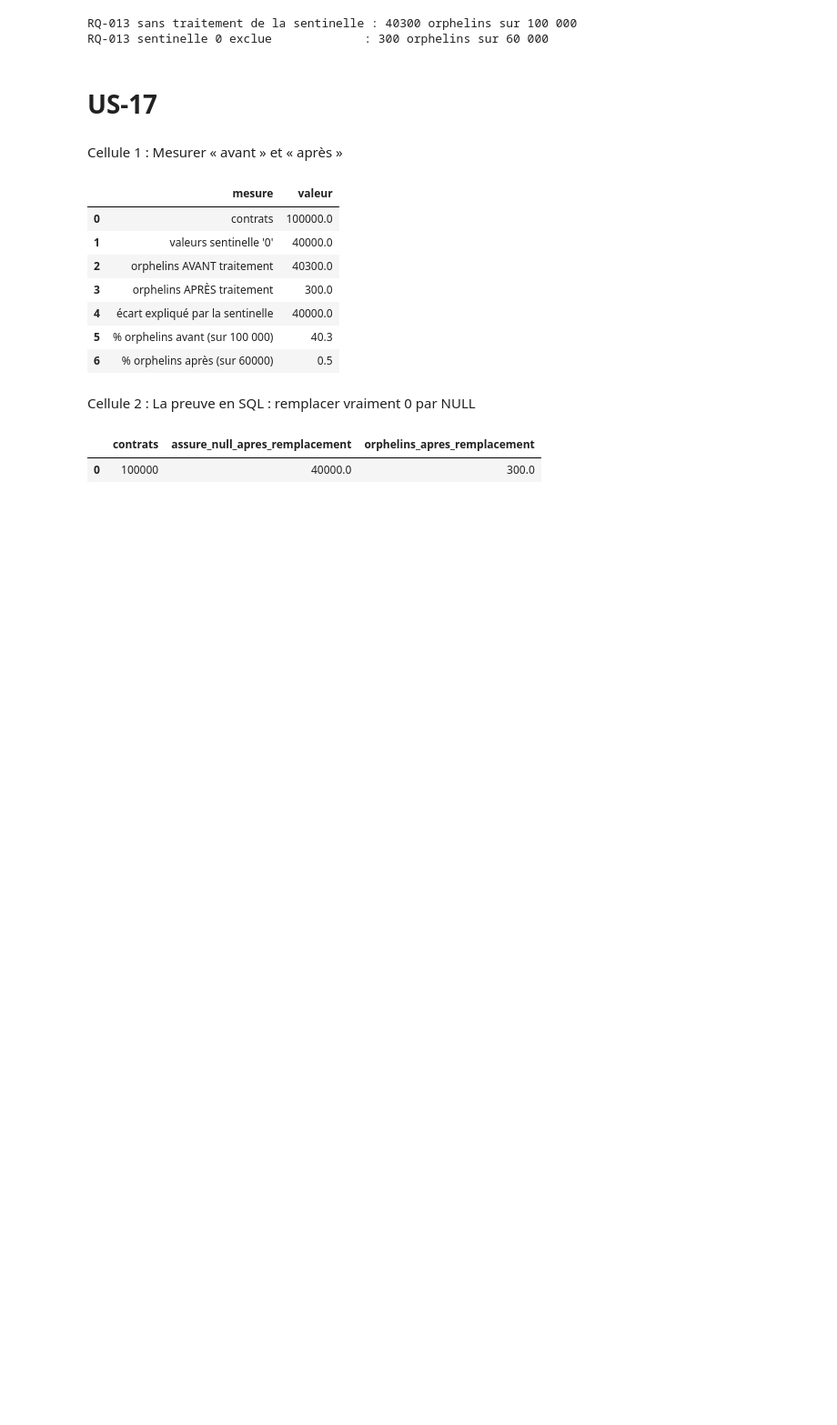
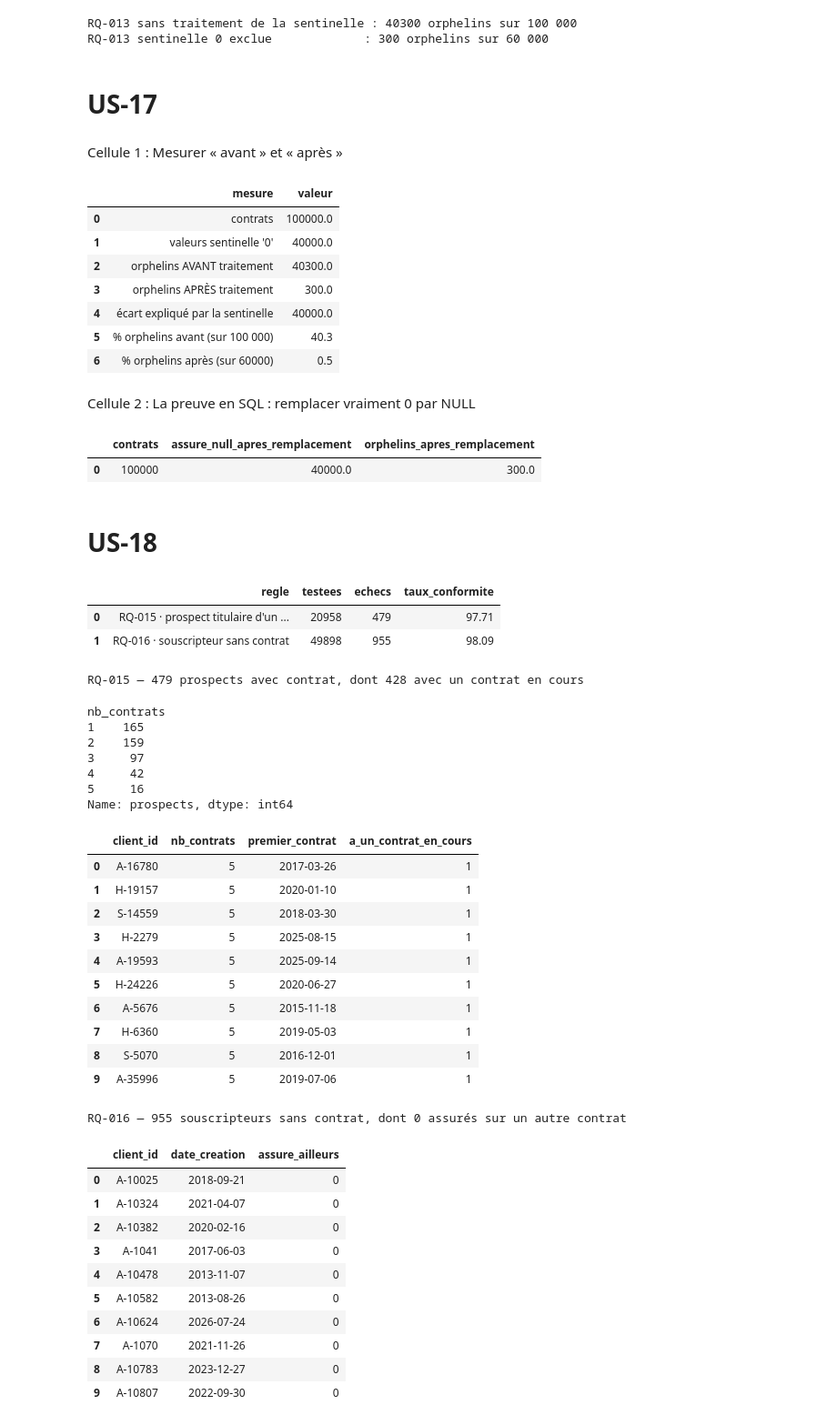
Before and after one commit to Samii05/td-qualite-g01, a Jupyter notebook: notebooks/S3_01.ipynb, the cells around one changed output. Shown at 91% size. Cells and saved outputs as stored; diff of their text form; code cells hidden in the pictures; blank space fills up the shorter version.

Commit message:
S3: statuts RQ-015/016, sinistres hors garantie RQ-017 et vue unique du client actif (US-14, US-18, US-19)
Co-authored-by: Meriem <m_benayache@estin.dz>

```diff
--- a/notebooks/S3_01.ipynb
+++ b/notebooks/S3_01.ipynb
@@ -325,3 +325,5 @@ WHERE c._batch_id = :b
 # %% [output]
 |  | contrats | assure_null_apres_remplacement | orphelins_apres_remplacement |
 | 0 | 100000 | 40000.0 | 300.0 |
+# %% [markdown]
+# **US-18**
@@ -327,0 +334,70 @@ WHERE c._batch_id = :b
+# %%
+statuts = pd.DataFrame([
+    ("RQ-015 · prospect titulaire d'un contrat",
+     total("SELECT COUNT(*) FROM bronze.crm_client WHERE _batch_id = :b AND type_personne = 'prospect'"), valeur("RQ-015")),
+    ("RQ-016 · souscripteur sans contrat",
+     total("SELECT COUNT(*) FROM bronze.crm_client WHERE _batch_id = :b AND type_personne = 'souscripteur'"), valeur("RQ-016")),
+], columns=["regle", "testees", "echecs"])
+statuts["taux_conformite"] = (100 * (statuts.testees - statuts.echecs) / statuts.testees).round(2)
+display(statuts)
+
+# Liste des cas RQ-015 : combien de contrats, et en cours ou non ?
+prospects = lire("""
+    SELECT k.client_id, COUNT(*) AS nb_contrats,
+           MIN(c.date_debut) AS premier_contrat,
+           MAX(c.date_debut <= '2026-10-01' AND c.date_fin >= '2026-10-01') AS a_un_contrat_en_cours
+    FROM bronze.crm_client k
+    JOIN bronze.crm_contrat c ON c.souscripteur_id = k.client_id AND c._batch_id = :b
+    WHERE k.type_personne = 'prospect' AND k._batch_id = :b
+    GROUP BY k.client_id ORDER BY nb_contrats DESC""", b=BATCH)
+print("RQ-015 —", len(prospects), "prospects avec contrat, dont",
+      int(prospects.a_un_contrat_en_cours.sum()), "avec un contrat en cours")
+display(prospects.nb_contrats.value_counts().sort_index().rename("prospects"))
+display(prospects.head(10))
+
+# Liste des cas RQ-016 : ces souscripteurs sont-ils assurés sur un autre contrat ?
+sans_contrat = lire("""
+    SELECT k.client_id, k.date_creation,
+           EXISTS (SELECT 1 FROM bronze.crm_contrat a
+                   WHERE a._batch_id = :b AND a.assure_id = k.client_id) AS assure_ailleurs
+    FROM bronze.crm_client k
+    LEFT JOIN bronze.crm_contrat c ON c.souscripteur_id = k.client_id AND c._batch_id = :b
+    WHERE k.type_personne = 'souscripteur' AND k._batch_id = :b AND c.contrat_id IS NULL""", b=BATCH)
+print("RQ-016 —", len(sans_contrat), "souscripteurs sans contrat, dont",
+      int(sans_contrat.assure_ailleurs.sum()), "assurés sur un autre contrat")
+display(sans_contrat.head(10))
+# %% [output]
+|  | regle | testees | echecs | taux_conformite |
+| 0 | RQ-015 · prospect titulaire d'un ... | 20958 | 479 | 97.71 |
+| 1 | RQ-016 · souscripteur sans contrat | 49898 | 955 | 98.09 |
+RQ-015 — 479 prospects avec contrat, dont 428 avec un contrat en cours
+nb_contrats
+1    165
+2    159
+3     97
+4     42
+5     16
+Name: prospects, dtype: int64
+|  | client_id | nb_contrats | premier_contrat | a_un_contrat_en_cours |
+| 0 | A-16780 | 5 | 2017-03-26 | 1 |
+| 1 | H-19157 | 5 | 2020-01-10 | 1 |
+| 2 | S-14559 | 5 | 2018-03-30 | 1 |
+| 3 | H-2279 | 5 | 2025-08-15 | 1 |
+| 4 | A-19593 | 5 | 2025-09-14 | 1 |
+| 5 | H-24226 | 5 | 2020-06-27 | 1 |
+| 6 | A-5676 | 5 | 2015-11-18 | 1 |
+| 7 | H-6360 | 5 | 2019-05-03 | 1 |
+| 8 | S-5070 | 5 | 2016-12-01 | 1 |
+| 9 | A-35996 | 5 | 2019-07-06 | 1 |
+RQ-016 — 955 souscripteurs sans contrat, dont 0 assurés sur un autre contrat
+|  | client_id | date_creation | assure_ailleurs |
+| 0 | A-10025 | 2018-09-21 | 0 |
+| 1 | A-10324 | 2021-04-07 | 0 |
+| 2 | A-10382 | 2020-02-16 | 0 |
+| 3 | A-1041 | 2017-06-03 | 0 |
+| 4 | A-10478 | 2013-11-07 | 0 |
+| 5 | A-10582 | 2013-08-26 | 0 |
+| 6 | A-10624 | 2026-07-24 | 0 |
+| 7 | A-1070 | 2021-11-26 | 0 |
+| 8 | A-10783 | 2023-12-27 | 0 |
+| 9 | A-10807 | 2022-09-30 | 0 |
```
Also changed, not shown: parts of 5 cells of this notebook, 7 other files.
